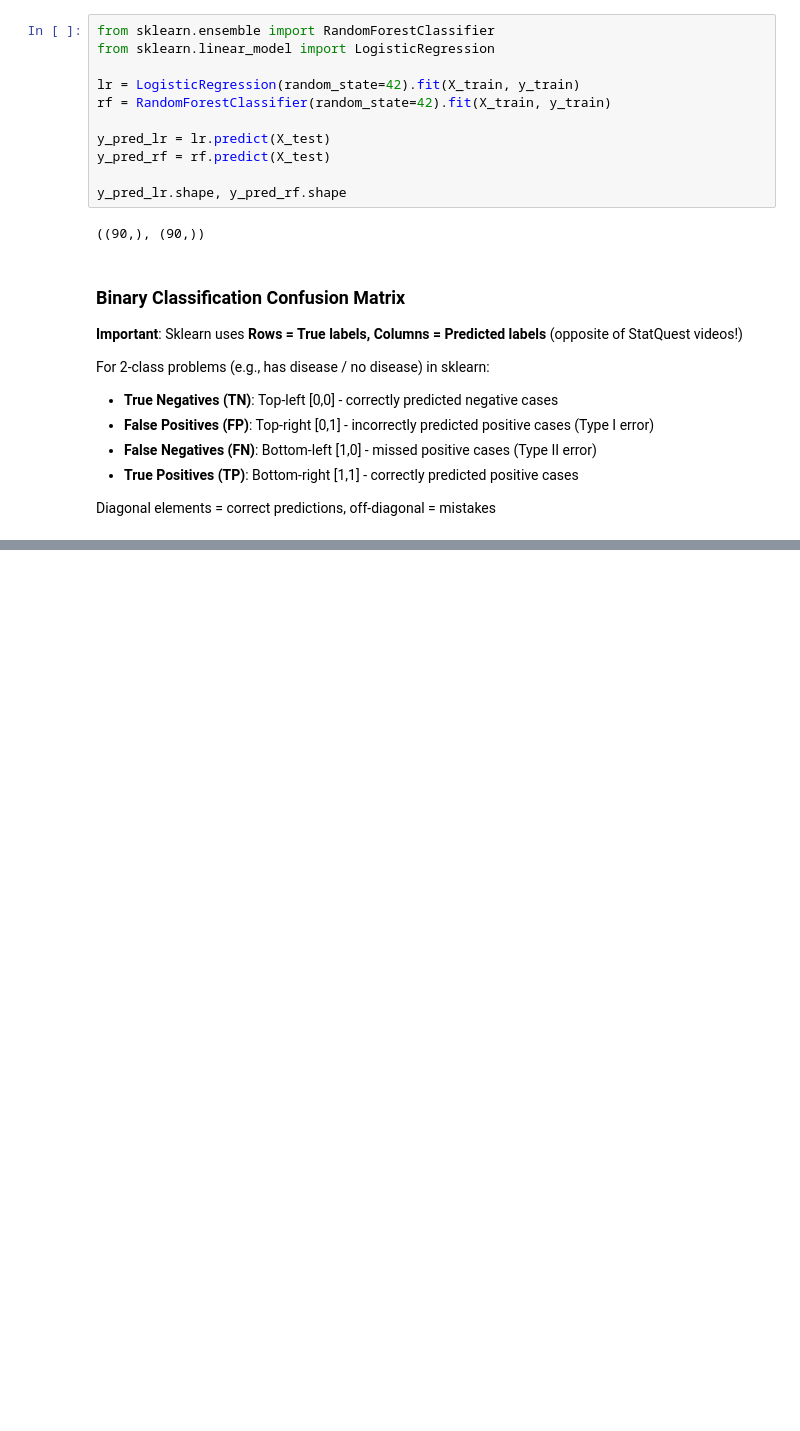
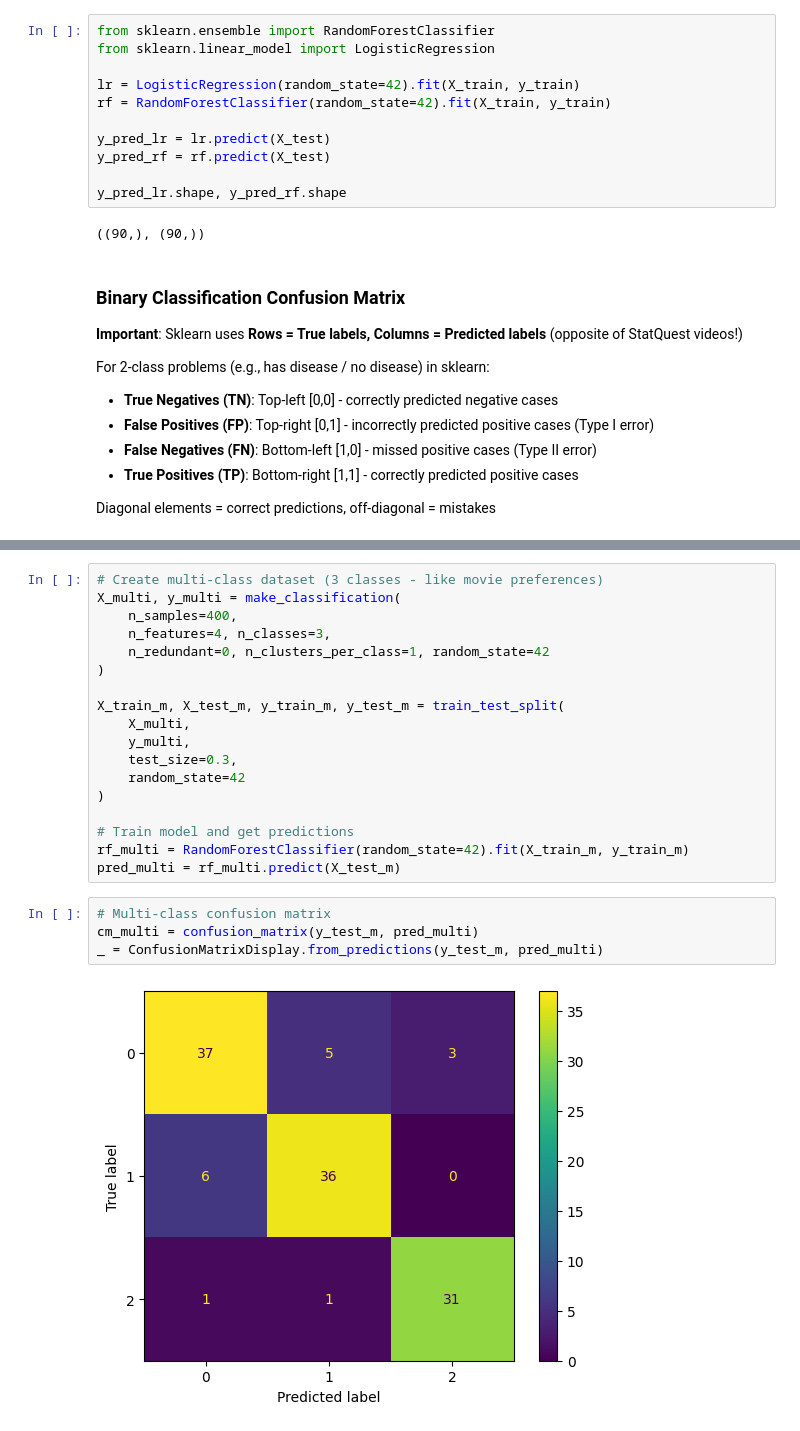
Before and after one commit to abdullahmeda/ml, a Jupyter notebook: ml/basics/confusion_matrix.ipynb, the cells around one changed output, grey strips where cells are left out. Cells and saved outputs as stored; diff of their text form; blank space fills up the shorter version.

```diff
--- a/ml/basics/confusion_matrix.ipynb
+++ b/ml/basics/confusion_matrix.ipynb
@@ -71,0 +151,24 @@ _ = ConfusionMatrixDisplay.from_predictions(y_test, y_pred_lr)
+# %%
+# Create multi-class dataset (3 classes - like movie preferences)
+X_multi, y_multi = make_classification(
+    n_samples=400,
+    n_features=4, n_classes=3,
+    n_redundant=0, n_clusters_per_class=1, random_state=42
+)
+
+X_train_m, X_test_m, y_train_m, y_test_m = train_test_split(
+    X_multi,
+    y_multi,
+    test_size=0.3,
+    random_state=42
+)
+
+# Train model and get predictions
+rf_multi = RandomForestClassifier(random_state=42).fit(X_train_m, y_train_m)
+pred_multi = rf_multi.predict(X_test_m)
+# %%
+# Multi-class confusion matrix
+cm_multi = confusion_matrix(y_test_m, pred_multi)
+_ = ConfusionMatrixDisplay.from_predictions(y_test_m, pred_multi)
+# %% [output]
+[figure, added]
```
Also changed, not shown: parts of 7 cells of this notebook.
